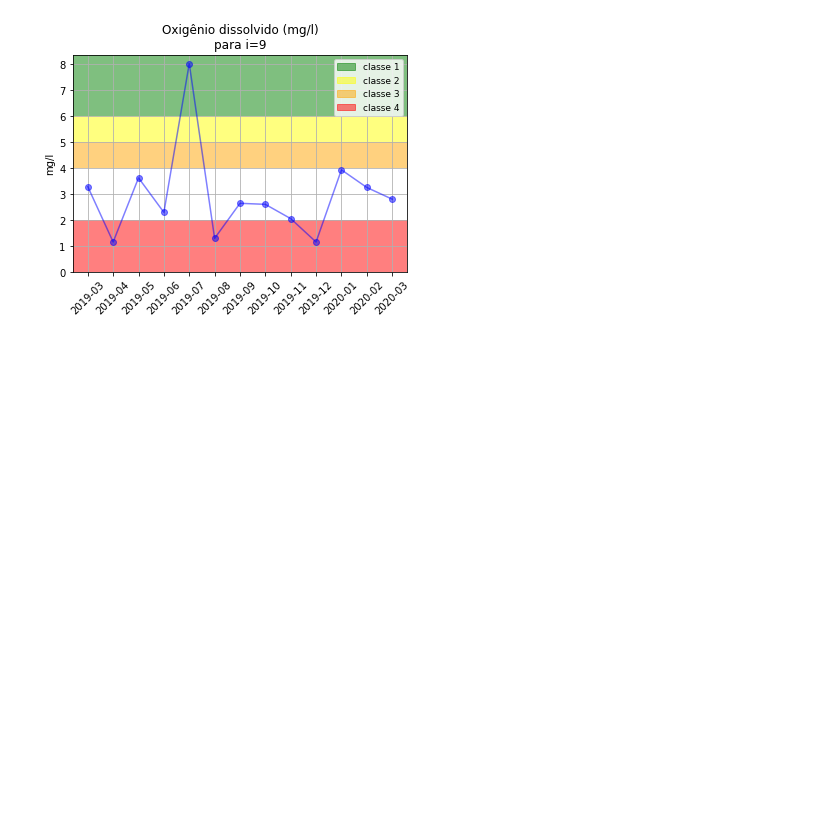
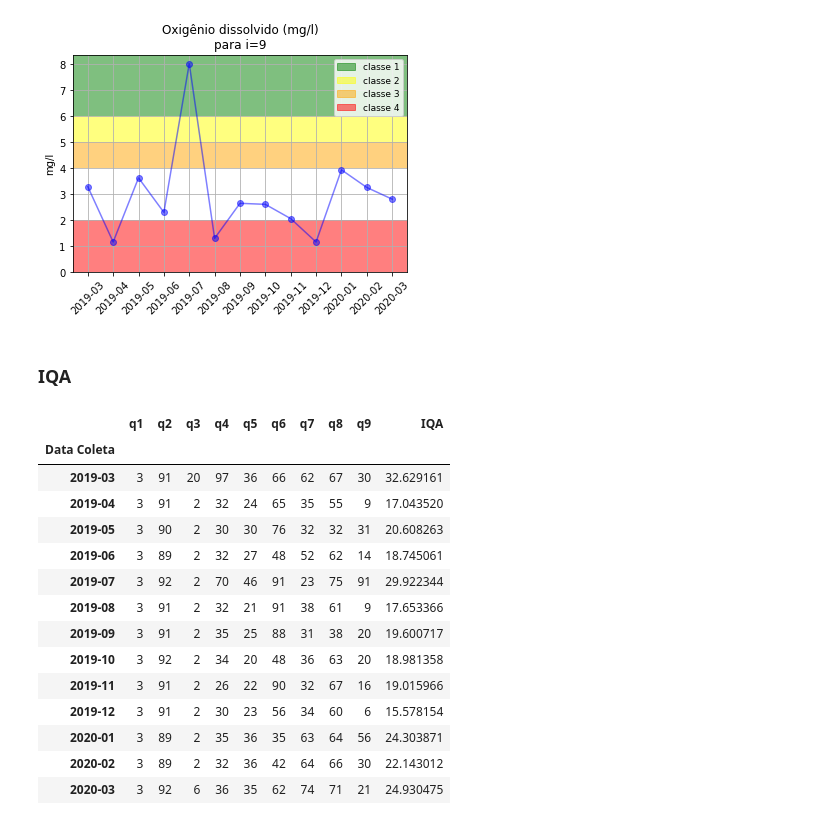
Before and after one commit to NicolasCho/projeto3_qta, a Jupyter notebook: analise/projeto3_graficos.ipynb, the cells around one changed output. Cells and saved outputs as stored; diff of their text form; code cells hidden in the pictures; blank space fills up the shorter version.

```diff
--- a/analise/projeto3_graficos.ipynb
+++ b/analise/projeto3_graficos.ipynb
@@ -697,3 +715,5 @@ plt.legend(handles=[bacana, nao_bacana, muito_nao_bacana, nao_apenas], loc='uppe
 plt.show()
 # %% [output]
 [figure]
+# %% [markdown]
+### IQA
@@ -699,0 +726,18 @@ plt.show()
+# %%
+df_qa
+# %% [output]
+|  | q1 | q2 | q3 | q4 | q5 | q6 | q7 | q8 | q9 | IQA |
+| Data Coleta |  |  |  |  |  |  |  |  |  |  |
+| 2019-03 | 3 | 91 | 20 | 97 | 36 | 66 | 62 | 67 | 30 | 32.629161 |
+| 2019-04 | 3 | 91 | 2 | 32 | 24 | 65 | 35 | 55 | 9 | 17.043520 |
+| 2019-05 | 3 | 90 | 2 | 30 | 30 | 76 | 32 | 32 | 31 | 20.608263 |
+| 2019-06 | 3 | 89 | 2 | 32 | 27 | 48 | 52 | 62 | 14 | 18.745061 |
+| 2019-07 | 3 | 92 | 2 | 70 | 46 | 91 | 23 | 75 | 91 | 29.922344 |
+| 2019-08 | 3 | 91 | 2 | 32 | 21 | 91 | 38 | 61 | 9 | 17.653366 |
+| 2019-09 | 3 | 91 | 2 | 35 | 25 | 88 | 31 | 38 | 20 | 19.600717 |
+| 2019-10 | 3 | 92 | 2 | 34 | 20 | 48 | 36 | 63 | 20 | 18.981358 |
+| 2019-11 | 3 | 91 | 2 | 26 | 22 | 90 | 32 | 67 | 16 | 19.015966 |
+| 2019-12 | 3 | 91 | 2 | 30 | 23 | 56 | 34 | 60 | 6 | 15.578154 |
+| 2020-01 | 3 | 89 | 2 | 35 | 36 | 35 | 63 | 64 | 56 | 24.303871 |
+| 2020-02 | 3 | 89 | 2 | 32 | 36 | 42 | 64 | 66 | 30 | 22.143012 |
+| 2020-03 | 3 | 92 | 6 | 36 | 35 | 62 | 74 | 71 | 21 | 24.930475 |
```
Also changed, not shown: parts of 5 cells of this notebook.
